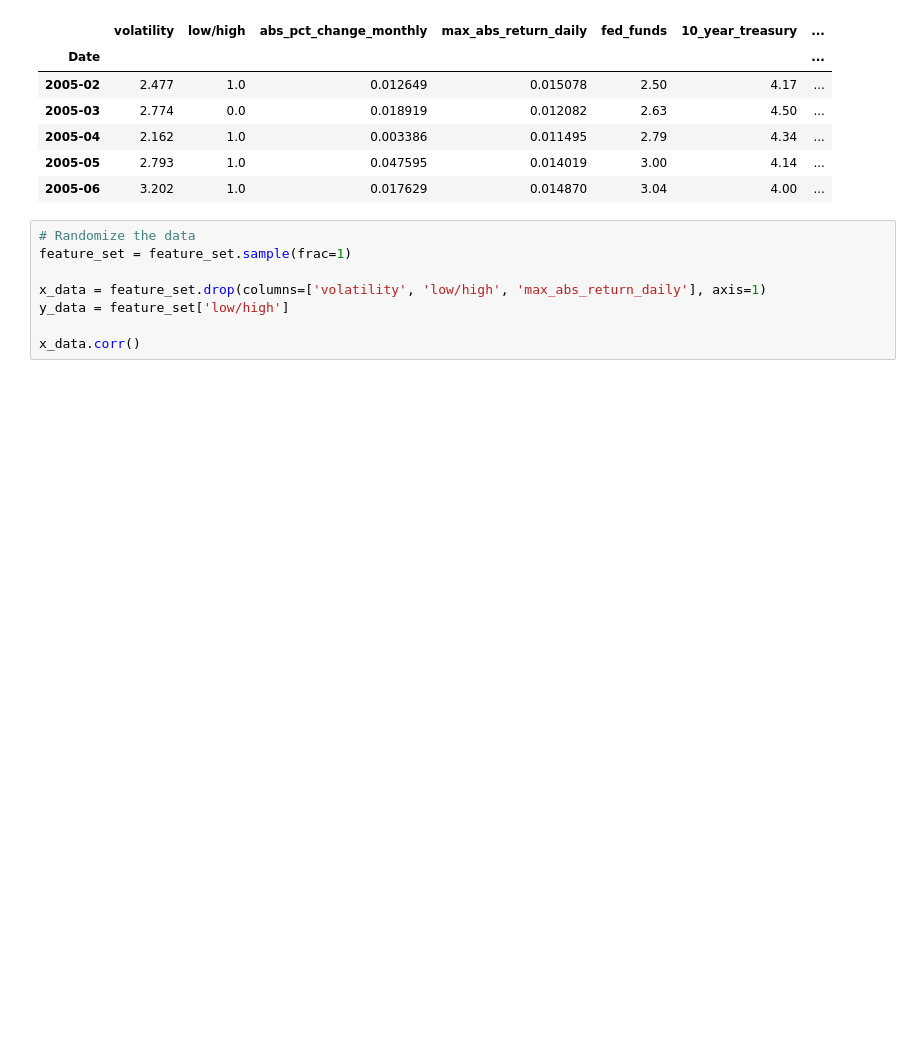
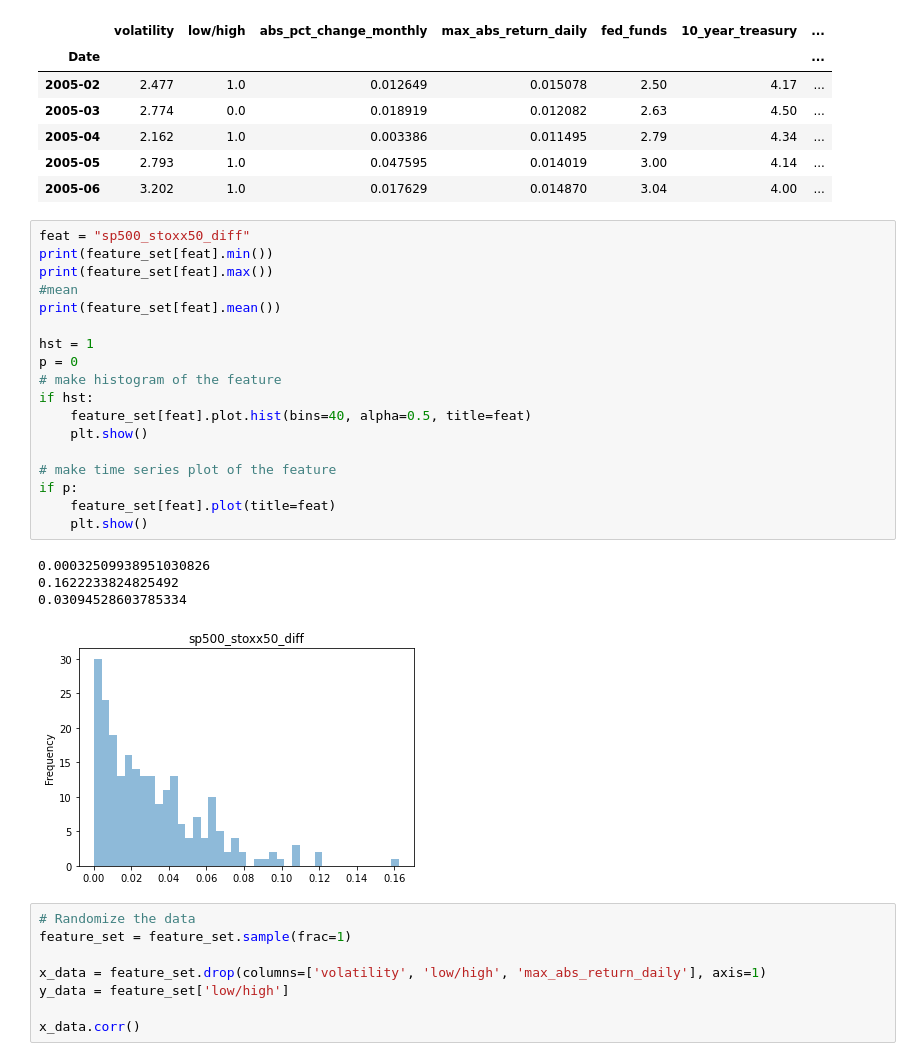
Before and after one commit to moleh13/EC48E, a Jupyter notebook: project/project.ipynb, the cells around one changed output. Cells and saved outputs as stored; diff of their text form; blank space fills up the shorter version.

```diff
--- a/project/project.ipynb
+++ b/project/project.ipynb
@@ -206,6 +206,29 @@ feature_set.head()
 | 2005-04 | 2.162 | 1.0 | 0.003386 | 0.011495 | 2.79 | 4.34 | ... |
 | 2005-05 | 2.793 | 1.0 | 0.047595 | 0.014019 | 3.00 | 4.14 | ... |
 | 2005-06 | 3.202 | 1.0 | 0.017629 | 0.014870 | 3.04 | 4.00 | ... |
+# %%
+feat = "sp500_stoxx50_diff"
+print(feature_set[feat].min())
+print(feature_set[feat].max())
+#mean
+print(feature_set[feat].mean())
+
+hst = 1
+p = 0
+# make histogram of the feature
+if hst:
+    feature_set[feat].plot.hist(bins=40, alpha=0.5, title=feat)
+    plt.show()
+
+# make time series plot of the feature
+if p:
+    feature_set[feat].plot(title=feat)
+    plt.show()
+# %% [output]
+0.00032509938951030826
+0.1622233824825492
+0.03094528603785334
+[figure, added]
 # %%
 # Randomize the data
 feature_set = feature_set.sample(frac=1)
```
Also changed, not shown: parts of 2 cells of this notebook.
